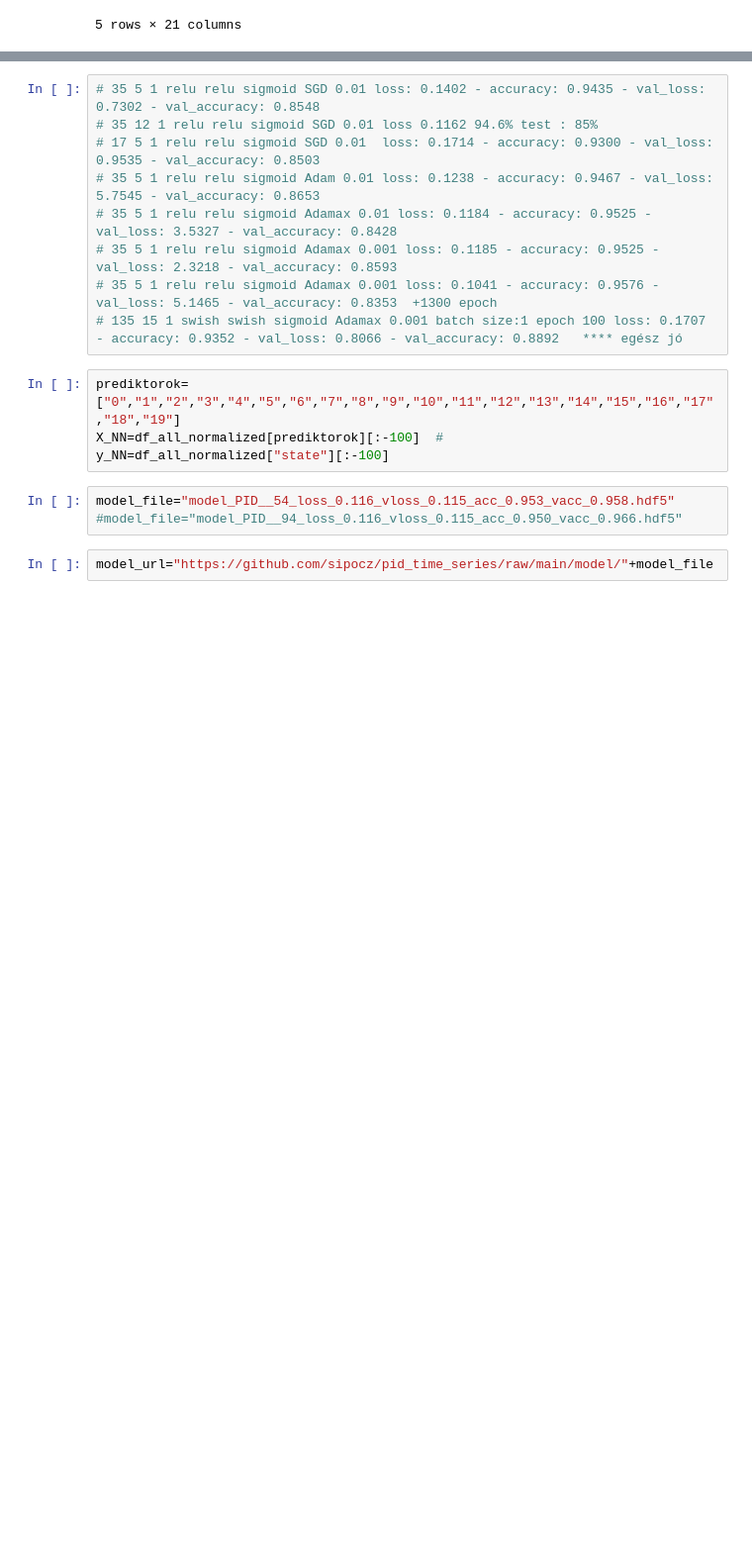
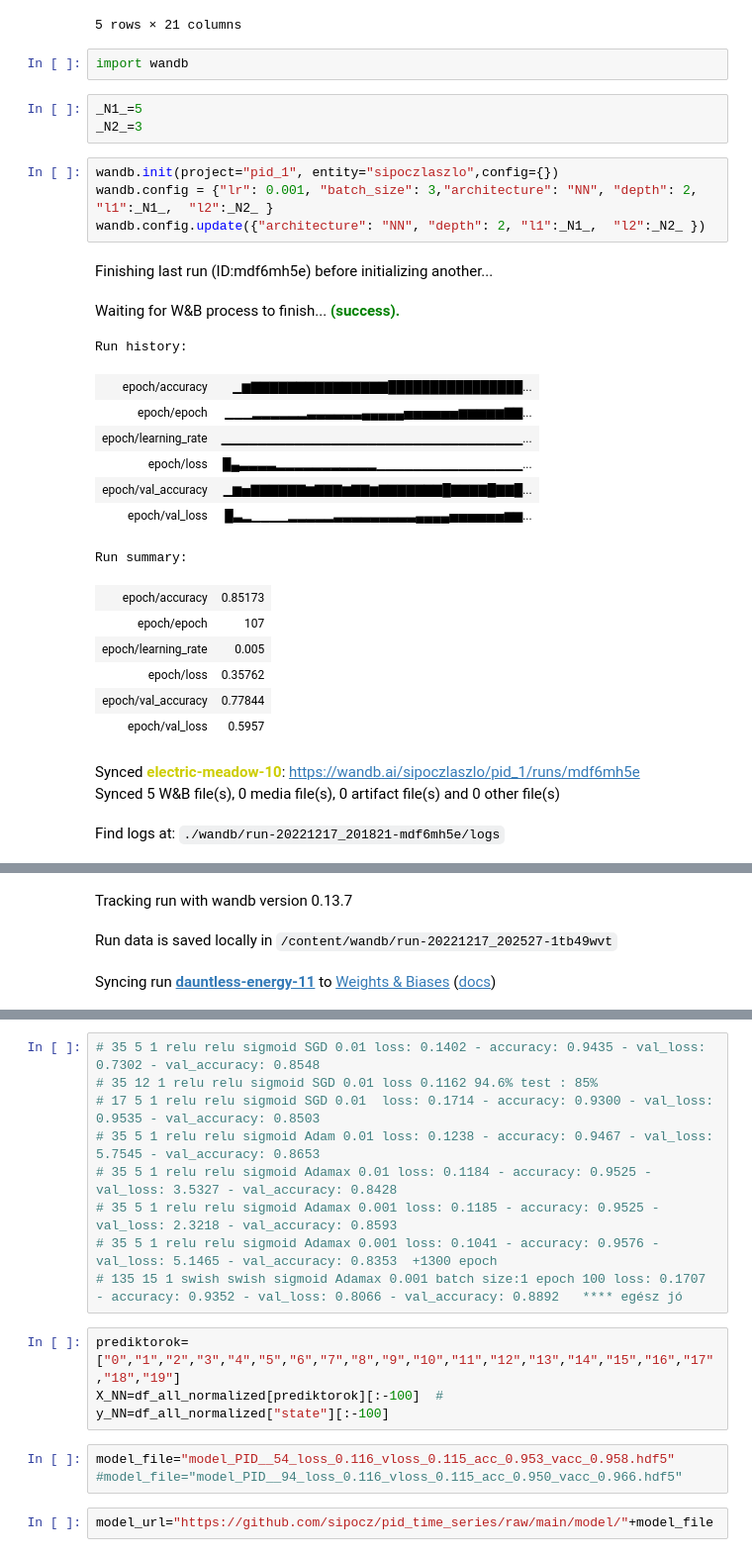
Before and after one commit to sipocz/pid_time_series, a Jupyter notebook: pid_NN_2.ipynb, the cells around one changed output, grey strips where cells are left out. Shown: that part at 99% size. Saved outputs shown, nothing was run; the diff lists cells and outputs as text; blank space fills up the shorter version.

```diff
--- a/pid_NN_2.ipynb
+++ b/pid_NN_2.ipynb
@@ -91,3 +112,32 @@ df_all_normalized.tail()
 | 1266 | 0.029553 | 0.020564 | 0.005651 | -0.009153 | -0.020888 | -0.027346 | -0.028478 | -0.028763 | -0.028763 | -0.028763 | ... | ... |
 | 1267 | 0.029553 | 0.020564 | 0.005651 | -0.009153 | -0.020888 | -0.027346 | -0.028478 | -0.028763 | -0.028763 | -0.028763 | ... | ... |
 5 rows × 21 columns
+# %%
+import wandb
+# %%
+_N1_=5
+_N2_=3
+# %%
+wandb.init(project="pid_1", entity="sipoczlaszlo",config={})
+wandb.config = {"lr": 0.001, "batch_size": 3,"architecture": "NN", "depth": 2, "l1":_N1_,  "l2":_N2_ }
+wandb.config.update({"architecture": "NN", "depth": 2, "l1":_N1_,  "l2":_N2_ })
+# %% [output]
+Finishing last run (ID:mdf6mh5e) before initializing another...
+Waiting for W&B process to finish... (success).
+Run history:
+| epoch/accuracy | ▁▆▇▇▇▇▇▇▇▇▇▇▇▇▇▇▇████████████████... |
+| epoch/epoch | ▁▁▁▂▂▂▂▂▂▃▃▃▃▃▃▄▄▄▄▄▅▅▅▅▅▅▆▆▆▆▆▇▇... |
+| epoch/learning_rate | ▁▁▁▁▁▁▁▁▁▁▁▁▁▁▁▁▁▁▁▁▁▁▁▁▁▁▁▁▁▁▁▁▁... |
+| epoch/loss | █▄▃▃▃▃▂▂▂▂▂▂▂▂▂▂▂▁▁▁▁▁▁▁▁▁▁▁▁▁▁▁▁... |
+| epoch/val_accuracy | ▁▆▅▇▇▇▇▇▇▆▇▇▇▆▇▇▆▇▇▇▇▇▇▇█▇▇▇▇█▇▇█... |
+| epoch/val_loss | █▃▂▁▁▁▁▂▂▂▂▂▃▃▃▃▃▃▃▃▃▄▄▄▄▅▅▅▅▅▅▆▆... |
+Run summary:
+| epoch/accuracy | 0.85173 |
+| epoch/epoch | 107 |
+| epoch/learning_rate | 0.005 |
+| epoch/loss | 0.35762 |
+| epoch/val_accuracy | 0.77844 |
+| epoch/val_loss | 0.5957 |
+Synced electric-meadow-10: https://wandb.ai/sipoczlaszlo/pid_1/runs/mdf6mh5e
+Synced 5 W&B file(s), 0 media file(s), 0 artifact file(s) and 0 other file(s)
+Find logs at: ./wandb/run-20221217_201821-mdf6mh5e/logs
@@ -94,3 +145,6 @@ df_all_normalized.tail()
+Tracking run with wandb version 0.13.7
+Run data is saved locally in /content/wandb/run-20221217_202527-1tb49wvt
+Syncing run dauntless-energy-11 to Weights & Biases (docs)
 # %%
 from keras.engine.base_layer import regularizers
 from keras.layers import InputLayer, Dense, LSTM, Input, Dropout
```
Also changed, not shown: parts of 21 cells of this notebook.
